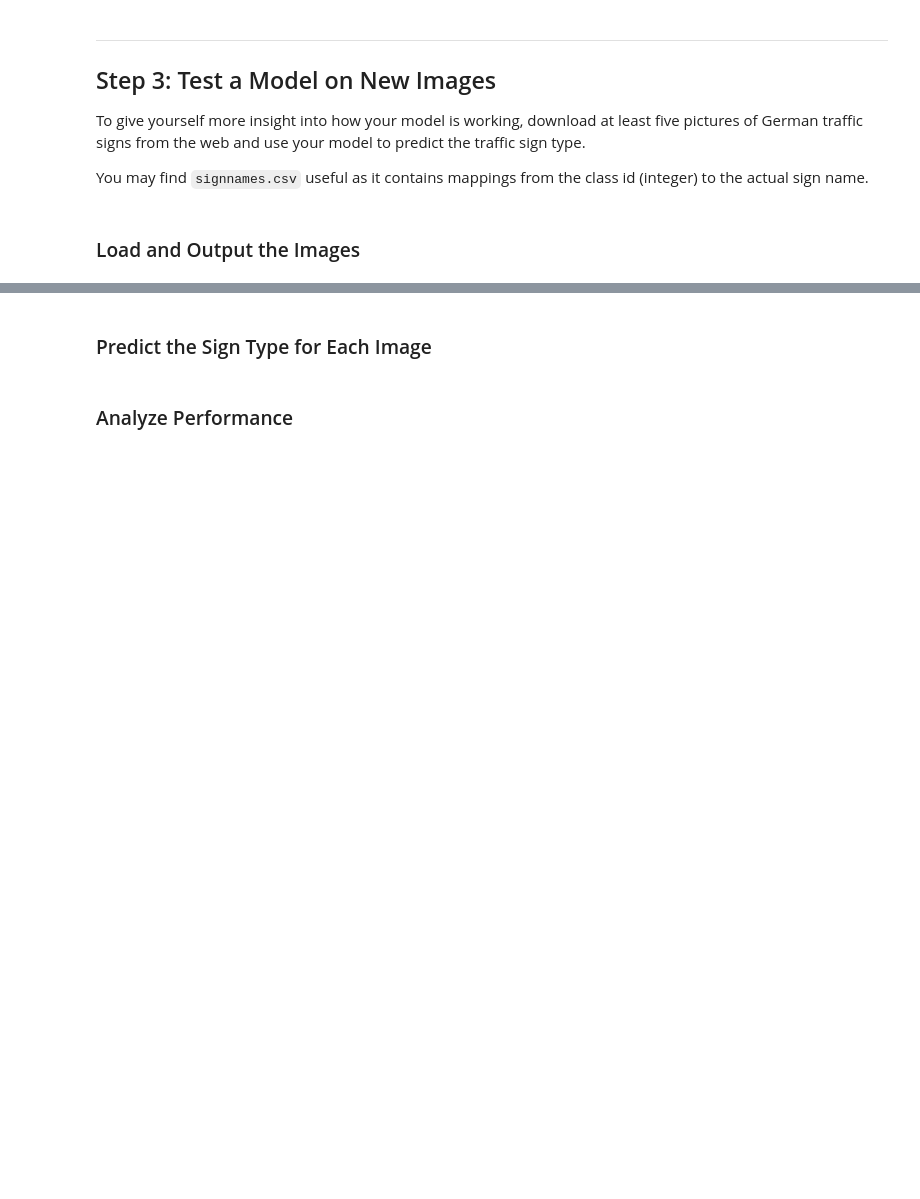
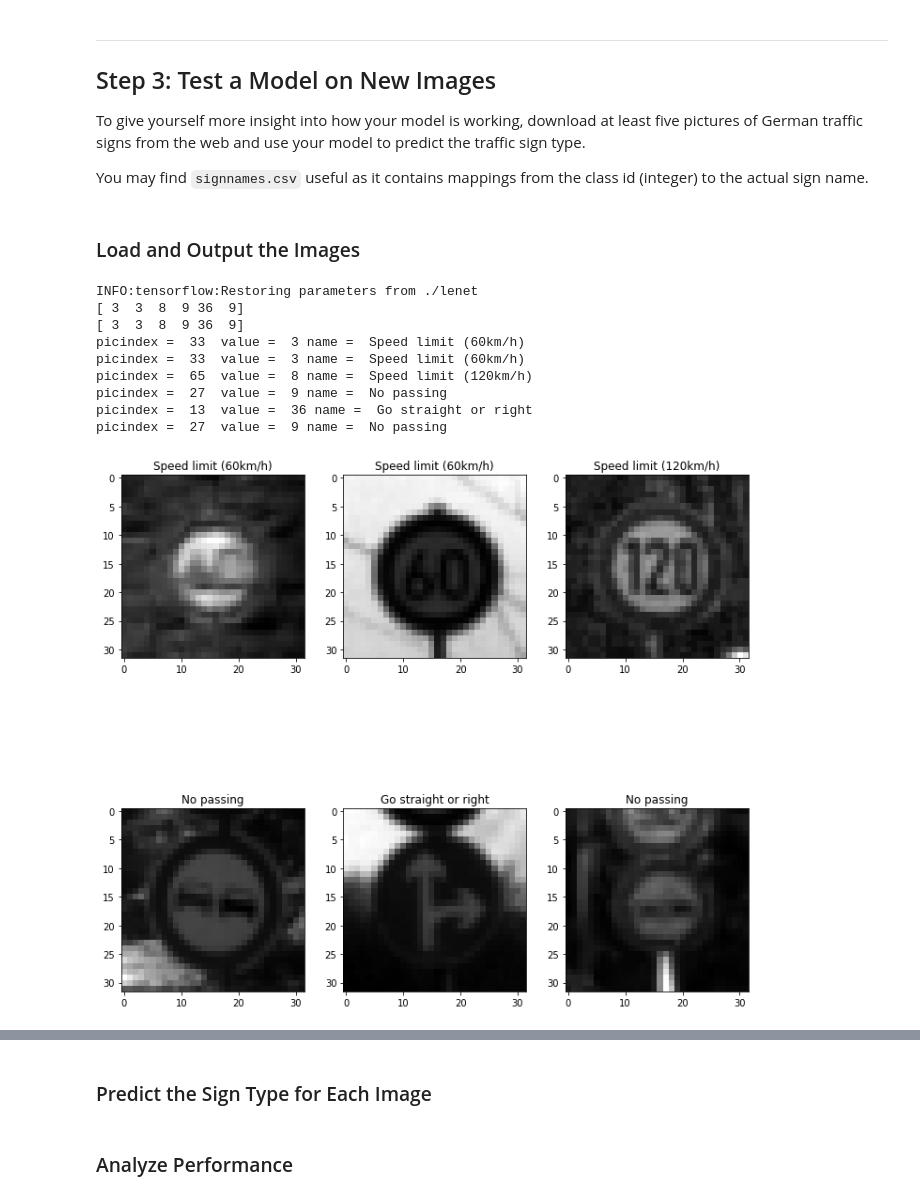
Before and after one commit to vmjfk/CarND-Traffic-Sign-Classifier-Project, a Jupyter notebook: Traffic_Sign_Classifier.ipynb, the cells around one changed output, grey strips where cells are left out. Saved outputs shown, nothing was run; the diff lists cells and outputs as text; code cells hidden in the pictures; blank space fills up the shorter version.

```diff
--- a/Traffic_Sign_Classifier.ipynb
+++ b/Traffic_Sign_Classifier.ipynb
@@ -448,0 +385,38 @@ You may find `signnames.csv` useful as it contains mappings from the class id (i
+# %%
+### Load the images and plot them here.
+### Feel free to use as many code cells as needed.
+
+with tf.Session() as sess:
+
+    saver.restore(sess, './lenet')
+    X_stest,y_stest = shuffle(X_test,y_test)
+    X_dict = X_stest[0:6]
+    y_dict = y_stest[0:6]
+
+    pred_array = sess.run(logits, feed_dict={x: X_dict})
+    prediction = sess.run(tf.argmax(pred_array,1))
+
+
+    print(prediction)
+    print(y_dict)
+    correct_images = np.empty(shape=X_dict.shape)
+    images = X_dict
+    images = np.reshape(images,[images.shape[0],images.shape[1],images.shape[2]])
+    for i in range(len(y_dict)):
+        picindex = np.where(y_train == y_dict[i])
+        print("picindex = ", picindex[0][0], " value = ", y_train[picindex[0][0]], "name = ", signnames[str(y_train[picindex[0][0]])])
+        correct_images[i] = X_train[picindex[0][0]]
+    correct_images = np.reshape(correct_images,[correct_images.shape[0],correct_images.shape[1],correct_images.shape[2]])
+    printimages(images,prediction)
+    printimages(correct_images,y_dict)
+# %% [output]
+INFO:tensorflow:Restoring parameters from ./lenet
+[ 3  3  8  9 36  9]
+[ 3  3  8  9 36  9]
+picindex =  33  value =  3 name =  Speed limit (60km/h)
+picindex =  33  value =  3 name =  Speed limit (60km/h)
+picindex =  65  value =  8 name =  Speed limit (120km/h)
+picindex =  27  value =  9 name =  No passing
+picindex =  13  value =  36 name =  Go straight or right
+picindex =  27  value =  9 name =  No passing
+[figure, added]
```
Also changed, not shown: parts of 6 cells of this notebook.
